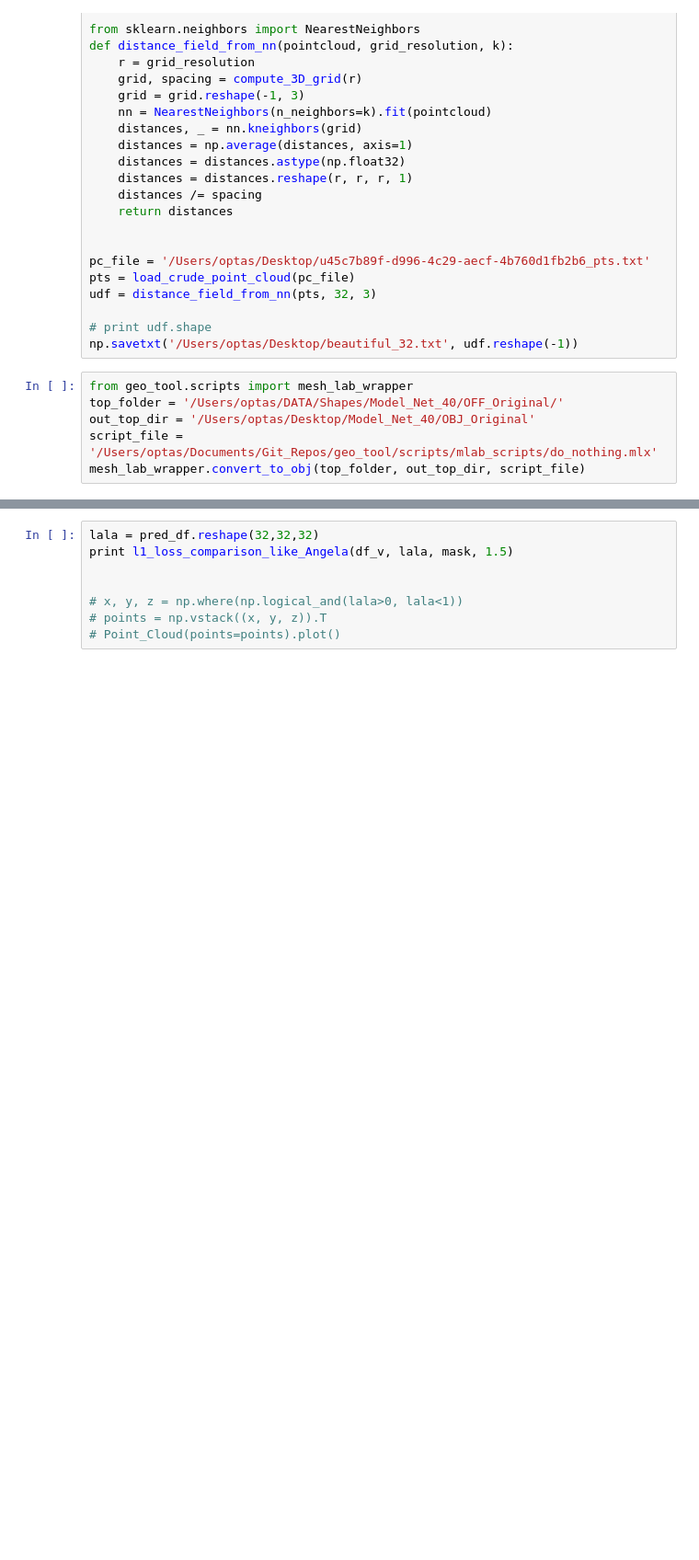
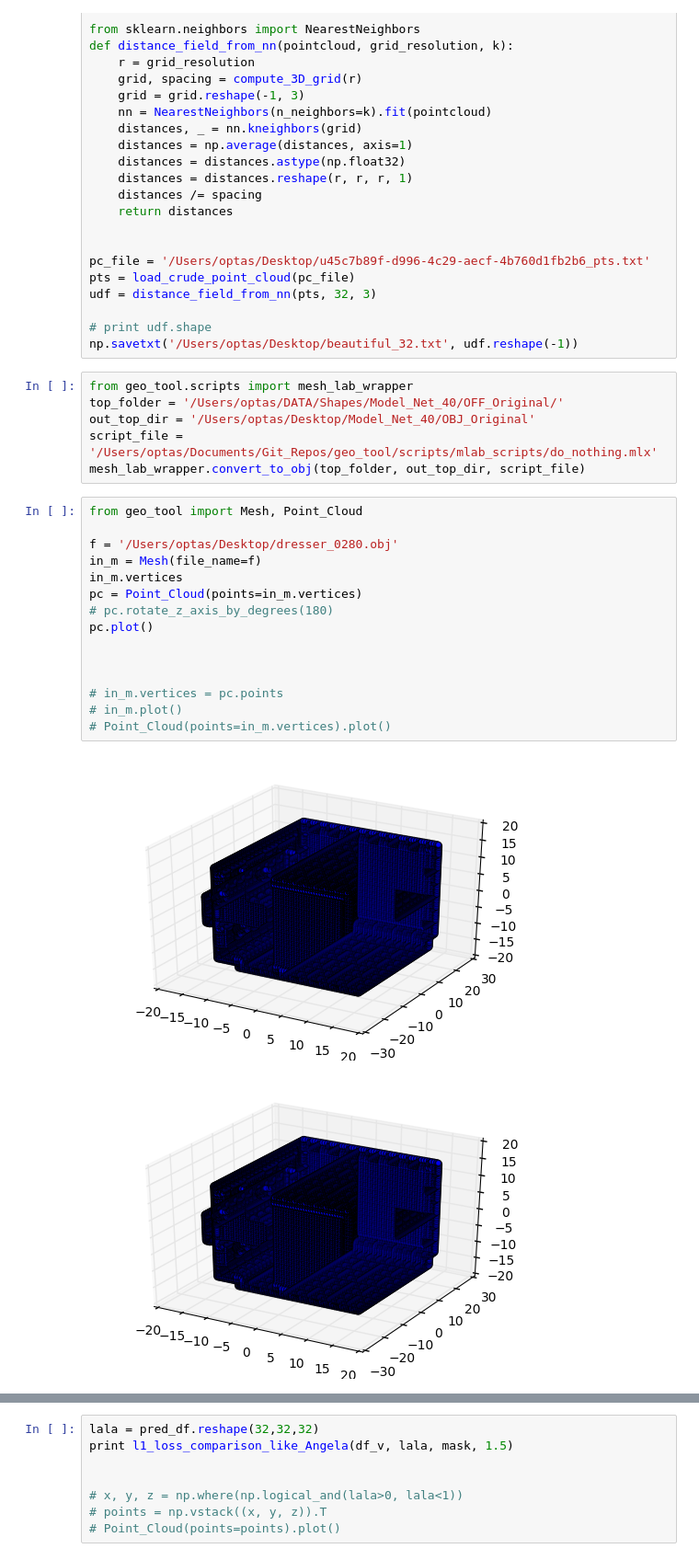
Before and after one commit to optas/tf_lab, a Jupyter notebook: notebooks/panos/mac_local.ipynb, the cells around one changed output, grey strips where cells are left out. Shown at 92% size. Cells and saved outputs as stored; diff of their text form; blank space fills up the shorter version.

```diff
--- a/notebooks/panos/mac_local.ipynb
+++ b/notebooks/panos/mac_local.ipynb
@@ -76,3 +76,21 @@ top_folder = '/Users/optas/DATA/Shapes/Model_Net_40/OFF_Original/'
 out_top_dir = '/Users/optas/Desktop/Model_Net_40/OBJ_Original'
 script_file = '/Users/optas/Documents/Git_Repos/geo_tool/scripts/mlab_scripts/do_nothing.mlx'
 mesh_lab_wrapper.convert_to_obj(top_folder, out_top_dir, script_file)
+# %%
+from geo_tool import Mesh, Point_Cloud
+
+f = '/Users/optas/Desktop/dresser_0280.obj'
+in_m = Mesh(file_name=f)
+in_m.vertices
+pc = Point_Cloud(points=in_m.vertices)
+# pc.rotate_z_axis_by_degrees(180)
+pc.plot()
+
+
+
+# in_m.vertices = pc.points
+# in_m.plot()
+# Point_Cloud(points=in_m.vertices).plot()
+# %% [output]
+[figure, added]
+[figure, added]
```
Also changed, not shown: parts of 2 cells of this notebook, 4 other files.
